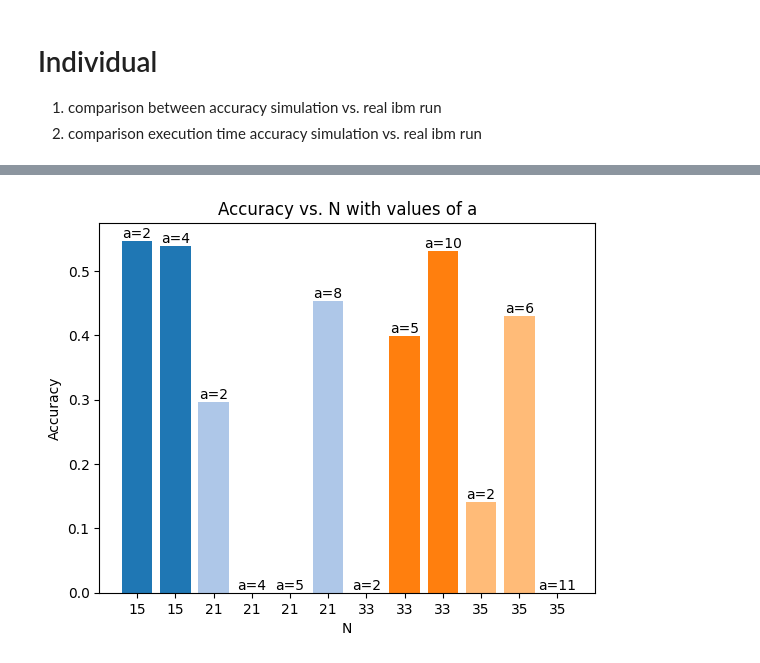
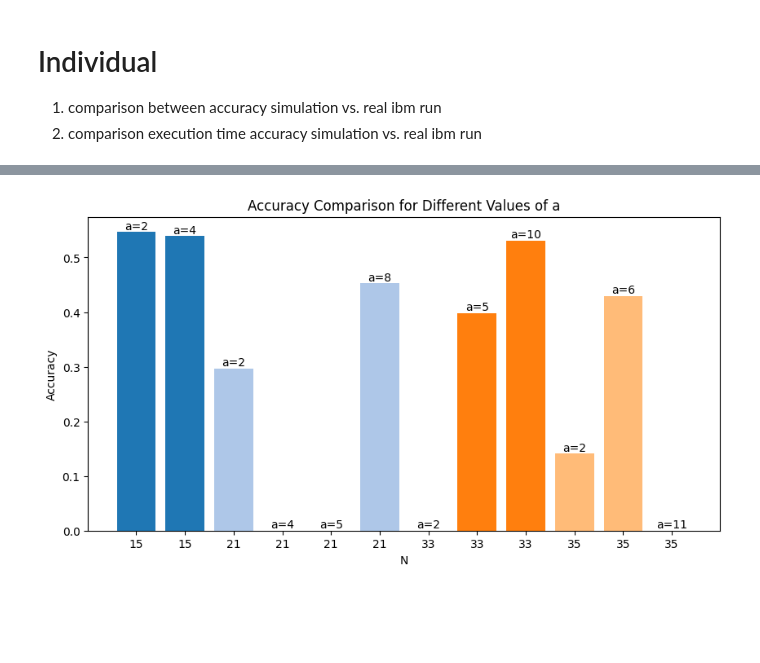
Before and after one commit to ge96lip/Quantum-Computing, a Jupyter notebook: analysis.ipynb, the cells around one changed output, grey strips where cells are left out. Drawn from its saved outputs; the diff is of its cells as text; code cells hidden in the pictures; blank space fills up the shorter version.

```diff
--- a/analysis.ipynb
+++ b/analysis.ipynb
@@ -107,29 +311,27 @@ plt.grid(True)
 # %%
 # Creating the data frame based on the provided image data
 data = {
     'N': [15, 15, 21,21, 21, 21, 33, 33, 33, 35, 35, 35],
     'a': [2, 4, 2, 4, 5, 8, 2, 5, 10, 2, 6, 11],
     'accuracy': [0.546875, 0.539062, 0.296875, 0., 0., 0.453125, 0.0, 0.398438, 0.531250, 0.140625, 0.429688, 0.]
 }
 df = pd.DataFrame(data)
 
 unique_N = df['N'].unique()
 colors = plt.cm.tab20.colors  # Using a colormap for distinct colors
 color_map = {n: colors[i % len(colors)] for i, n in enumerate(unique_N)}
 
+plt.figure(figsize=(10, 5))
 # Plotting each bar with the corresponding color for its N value
 for i, row in df.iterrows():
     plt.bar(i, row['accuracy'], color=color_map[row['N']], label=f'N={row["N"]}' if i == list(df['N']).index(row['N']) else "")
-
-
-# Adding the value of 'a' above each bar
-for bar, a_value in zip(bars, df['a']):
-    plt.text(bar.get_x() + bar.get_width() / 2, bar.get_height(), f'a={a_value}', ha='center', va='bottom')
+    # Adding the value of 'a' above each bar
+    plt.text(i, row['accuracy'], f'a={int(row["a"])}', ha='center', va='bottom', fontsize=10)
 
 plt.xlabel('N')
 plt.ylabel('Accuracy')
-plt.title('Accuracy vs. N with values of a')
+plt.title('Accuracy Comparison for Different Values of a')
 plt.xticks(df.index, df['N'])
 plt.show()
 # %% [output]
-[figure, old version]
+[figure, new version]
```
Also changed, not shown: parts of 28 cells of this notebook.
